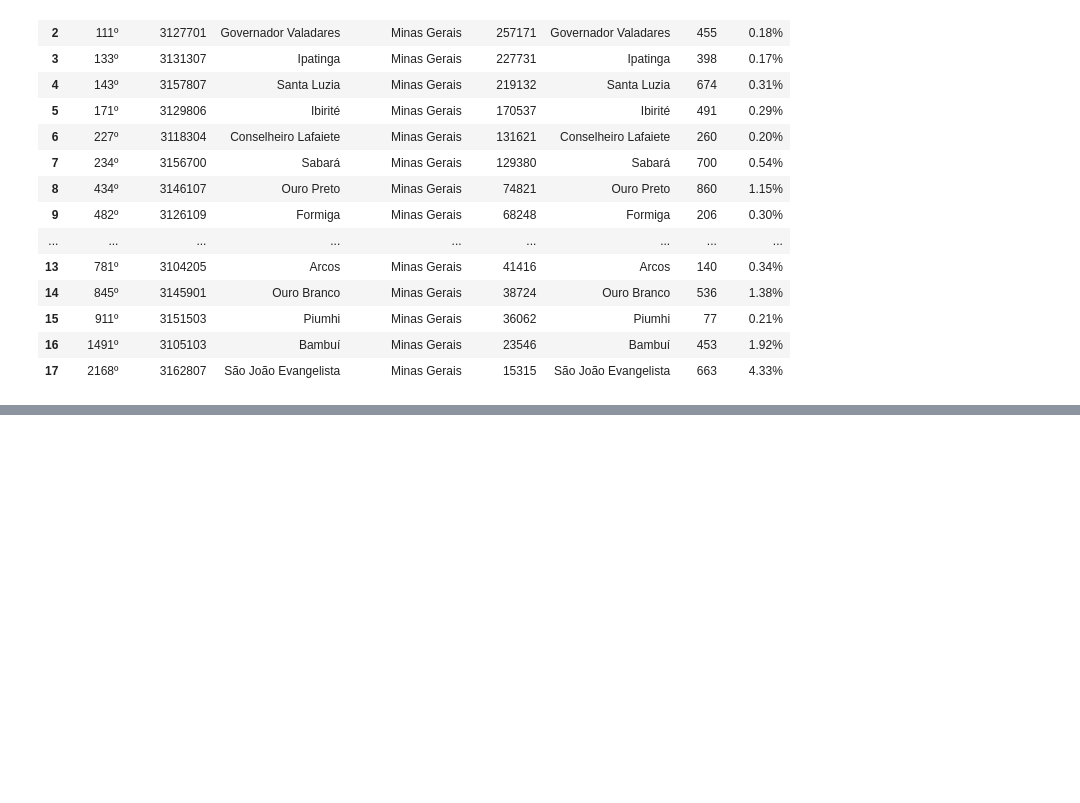
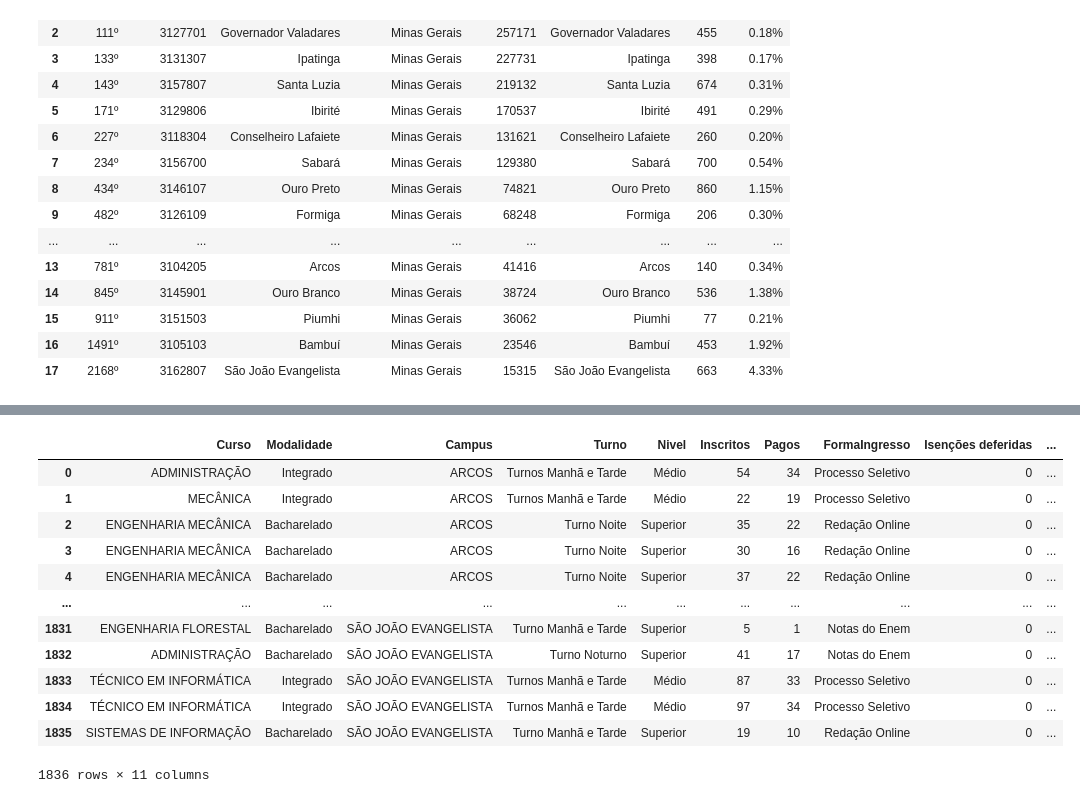
Before and after one commit to lucianovilasboas/vestibular2025, a Jupyter notebook: testes.ipynb, the cells around one changed output, grey strips where cells are left out. Saved outputs shown, nothing was run; the diff lists cells and outputs as text; code cells hidden in the pictures; blank space fills up the shorter version.

```diff
--- a/testes.ipynb
+++ b/testes.ipynb
@@ -324,3 +324,28 @@ df_merged.style.format({"Can_Pop": "{:.2f}%"})
 | 15 | 911º | 3151503 | Piumhi | Minas Gerais | 36062 | Piumhi | 77 | 0.21% |
 | 16 | 1491º | 3105103 | Bambuí | Minas Gerais | 23546 | Bambuí | 453 | 1.92% |
 | 17 | 2168º | 3162807 | São João Evangelista | Minas Gerais | 15315 | São João Evangelista | 663 | 4.33% |
+# %%
+import pandas as pd
+
+def amostrar_por_campus_com_timestamp(df, n_amostras):
+    # Função auxiliar para amostrar mantendo o primeiro e último Timestamp
+    def amostrar_grupo(grupo):
+        # Ordena o grupo por Timestamp
+        grupo = grupo.sort_values(by='Timestamp')
+
+        # Garante o primeiro e último valor
+        first = grupo.iloc[[0]]
+        last = grupo.iloc[[-1]]
+
+        # Se o grupo tem mais de 2 linhas, amostra o restante sem incluir o primeiro e o último
+        if len(grupo) > 2:
+            middle = grupo.iloc[1:-1].sample(min(len(grupo) - 2, n_amostras), random_state=42)
+            return pd.concat([first, middle, last])
+        else:
+            # Se o grupo tem 2 ou menos linhas, apenas retorna o grupo
+            return grupo
+
+    # Agrupa por 'Campus' e aplica a amostragem para cada grupo
+    amostrado = df.groupby('Campus', group_keys=False).apply(amostrar_grupo).reset_index(drop=True)
+
+    return amostrado.sort_values(by='Timestamp')
@@ -326,0 +373,17 @@ df_merged.style.format({"Can_Pop": "{:.2f}%"})
+# %%
+df_amostra = amostrar_por_campus_com_timestamp(df_all, 100)
+df_amostra
+# %% [output]
+|  | Curso | Modalidade | Campus | Turno | Nivel | Inscritos | Pagos | FormaIngresso | Isenções deferidas | ... |
+| 0 | ADMINISTRAÇÃO | Integrado | ARCOS | Turnos Manhã e Tarde | Médio | 54 | 34 | Processo Seletivo | 0 | ... |
+| 1 | MECÂNICA | Integrado | ARCOS | Turnos Manhã e Tarde | Médio | 22 | 19 | Processo Seletivo | 0 | ... |
+| 2 | ENGENHARIA MECÂNICA | Bacharelado | ARCOS | Turno Noite | Superior | 35 | 22 | Redação Online | 0 | ... |
+| 3 | ENGENHARIA MECÂNICA | Bacharelado | ARCOS | Turno Noite | Superior | 30 | 16 | Redação Online | 0 | ... |
+| 4 | ENGENHARIA MECÂNICA | Bacharelado | ARCOS | Turno Noite | Superior | 37 | 22 | Redação Online | 0 | ... |
+| ... | ... | ... | ... | ... | ... | ... | ... | ... | ... | ... |
+| 1831 | ENGENHARIA FLORESTAL | Bacharelado | SÃO JOÃO EVANGELISTA | Turno Manhã e Tarde | Superior | 5 | 1 | Notas do Enem | 0 | ... |
+| 1832 | ADMINISTRAÇÃO | Bacharelado | SÃO JOÃO EVANGELISTA | Turno Noturno | Superior | 41 | 17 | Notas do Enem | 0 | ... |
+| 1833 | TÉCNICO EM INFORMÁTICA | Integrado | SÃO JOÃO EVANGELISTA | Turnos Manhã e Tarde | Médio | 87 | 33 | Processo Seletivo | 0 | ... |
+| 1834 | TÉCNICO EM INFORMÁTICA | Integrado | SÃO JOÃO EVANGELISTA | Turnos Manhã e Tarde | Médio | 97 | 34 | Processo Seletivo | 0 | ... |
+| 1835 | SISTEMAS DE INFORMAÇÃO | Bacharelado | SÃO JOÃO EVANGELISTA | Turno Manhã e Tarde | Superior | 19 | 10 | Redação Online | 0 | ... |
+1836 rows × 11 columns
```
Also changed, not shown: parts of 3 cells of this notebook, 2 other files.
